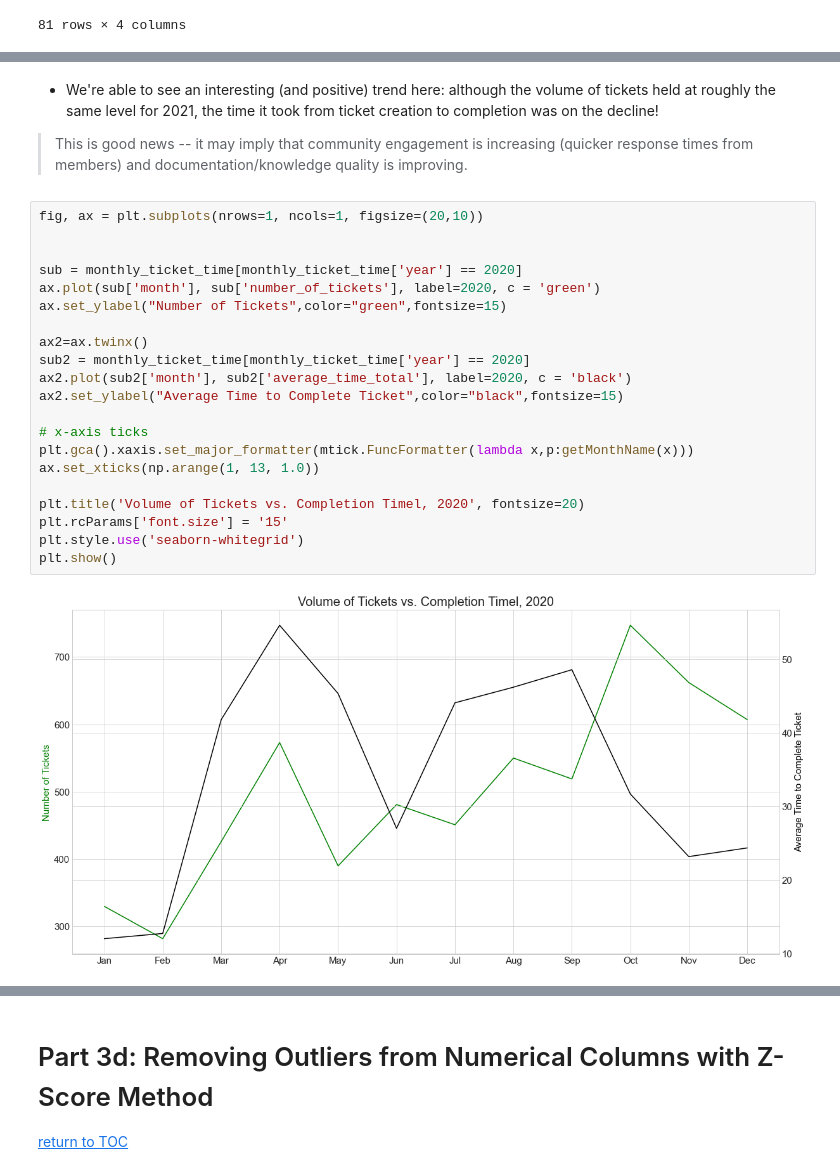
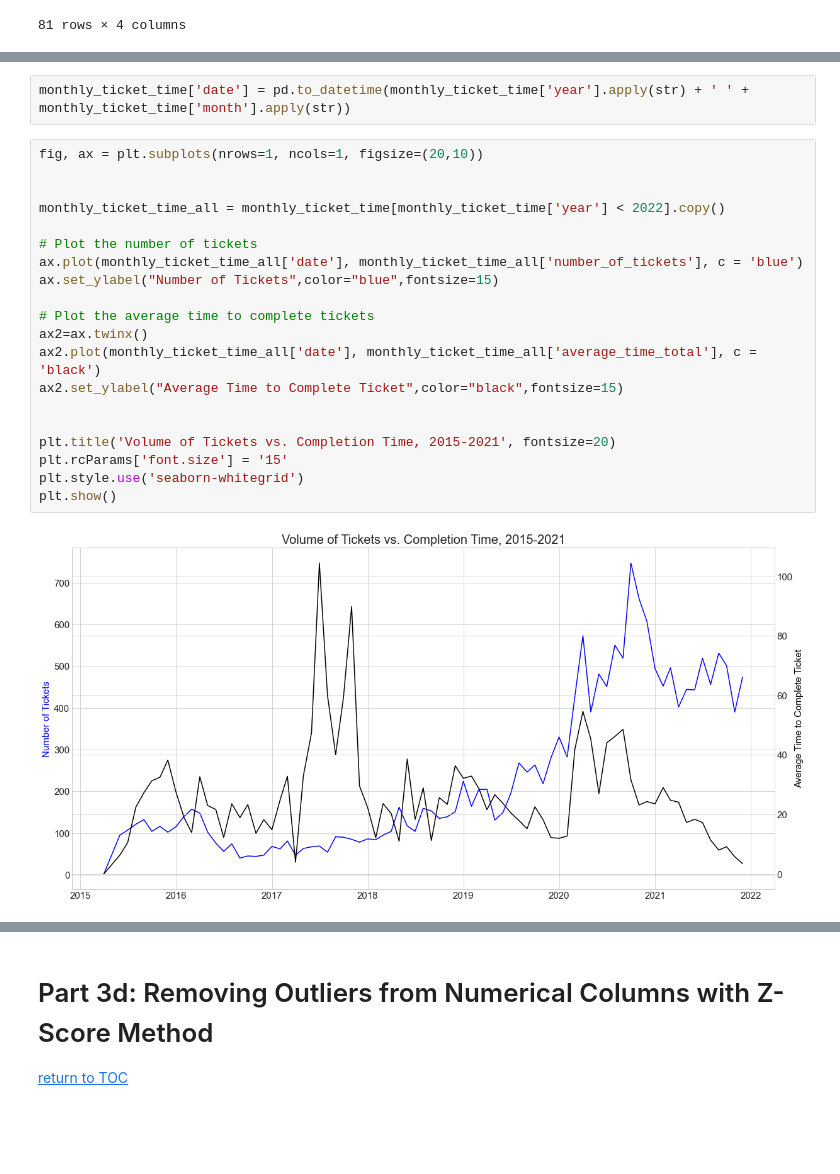
Before and after one commit to AmirZahre/Github_Org_Repo_Analysis, a Jupyter notebook: astronomer_V1.ipynb, the cells around one changed output, grey strips where cells are left out. Drawn from its saved outputs; the diff is of its cells as text; blank space fills up the shorter version.

```diff
--- a/astronomer_V1.ipynb
+++ b/astronomer_V1.ipynb
@@ -730,26 +707,24 @@ plt.show()
-# %% [markdown]
-* We're able to see an interesting (and positive) trend here: although the volume of tickets held at roughly the same level for 2021, the time it took from ticket creation to completion was on the decline!
-> This is good news -- it may imply that community engagement is increasing (quicker response times from members) and documentation/knowledge quality is improving.
-# %%
-fig, ax = plt.subplots(nrows=1, ncols=1, figsize=(20,10))
-
-
-sub = monthly_ticket_time[monthly_ticket_time['year'] == 2020]
-ax.plot(sub['month'], sub['number_of_tickets'], label=2020, c = 'green')
-ax.set_ylabel("Number of Tickets",color="green",fontsize=15)
-
-ax2=ax.twinx()
-sub2 = monthly_ticket_time[monthly_ticket_time['year'] == 2020]
-ax2.plot(sub2['month'], sub2['average_time_total'], label=2020, c = 'black')
-ax2.set_ylabel("Average Time to Complete Ticket",color="black",fontsize=15)
-
-# x-axis ticks
-plt.gca().xaxis.set_major_formatter(mtick.FuncFormatter(lambda x,p:getMonthName(x)))
-ax.set_xticks(np.arange(1, 13, 1.0))
-
-plt.title('Volume of Tickets vs. Completion Timel, 2020', fontsize=20)
-plt.rcParams['font.size'] = '15'
-plt.style.use('seaborn-whitegrid')
-plt.show()
-# %% [output]
-[figure, removed]
+# %%
+monthly_ticket_time['date'] = pd.to_datetime(monthly_ticket_time['year'].apply(str) + ' ' + monthly_ticket_time['month'].apply(str))
+# %%
+fig, ax = plt.subplots(nrows=1, ncols=1, figsize=(20,10))
+
+
+monthly_ticket_time_all = monthly_ticket_time[monthly_ticket_time['year'] < 2022].copy()
+
+# Plot the number of tickets
+ax.plot(monthly_ticket_time_all['date'], monthly_ticket_time_all['number_of_tickets'], c = 'blue')
+ax.set_ylabel("Number of Tickets",color="blue",fontsize=15)
+
+# Plot the average time to complete tickets
+ax2=ax.twinx()
+ax2.plot(monthly_ticket_time_all['date'], monthly_ticket_time_all['average_time_total'], c = 'black')
+ax2.set_ylabel("Average Time to Complete Ticket",color="black",fontsize=15)
+
+
+plt.title('Volume of Tickets vs. Completion Time, 2015-2021', fontsize=20)
+plt.rcParams['font.size'] = '15'
+plt.style.use('seaborn-whitegrid')
+plt.show()
+# %% [output]
+[figure, added]
```
Also changed, not shown: parts of 15 cells of this notebook.
